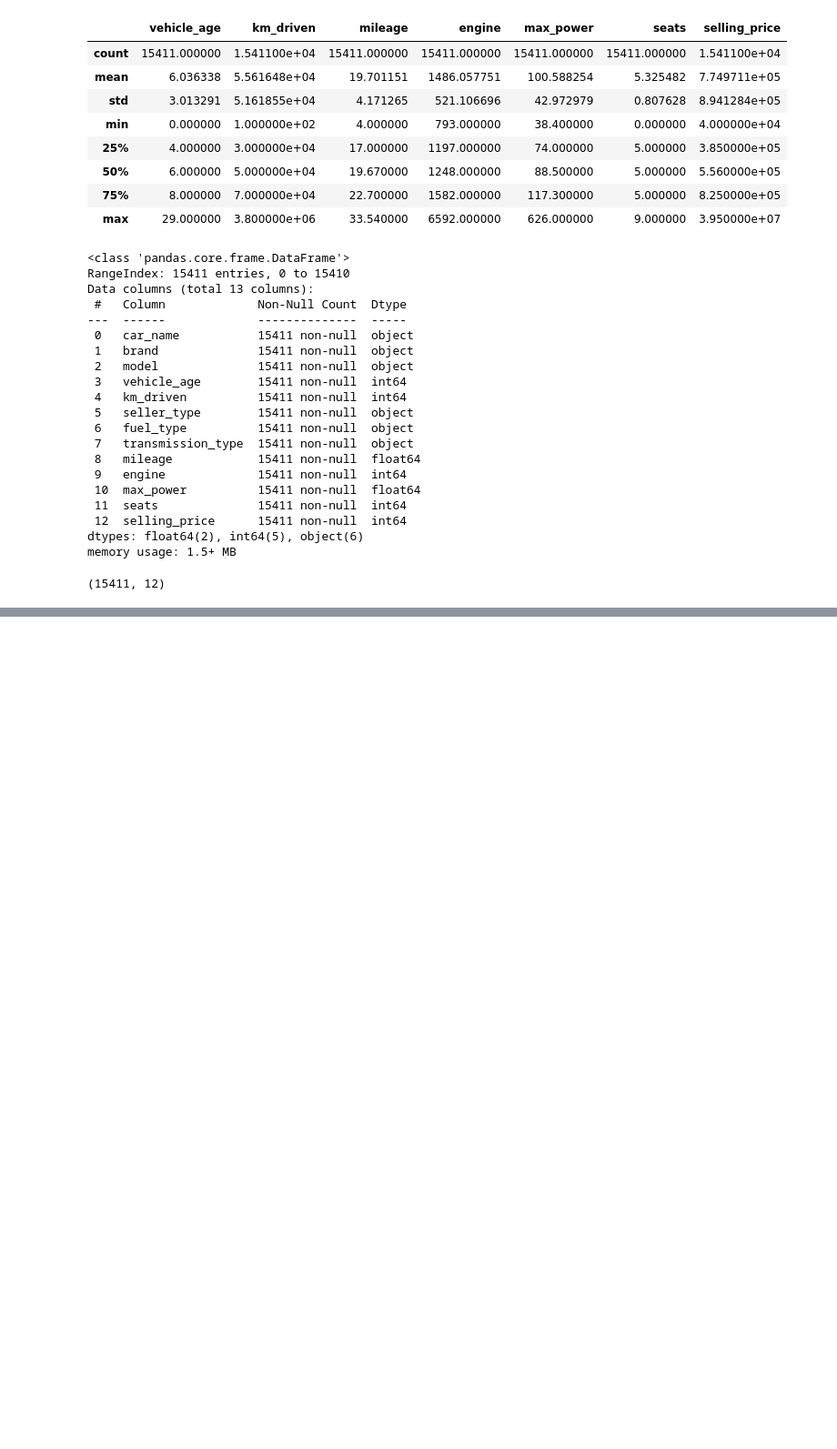
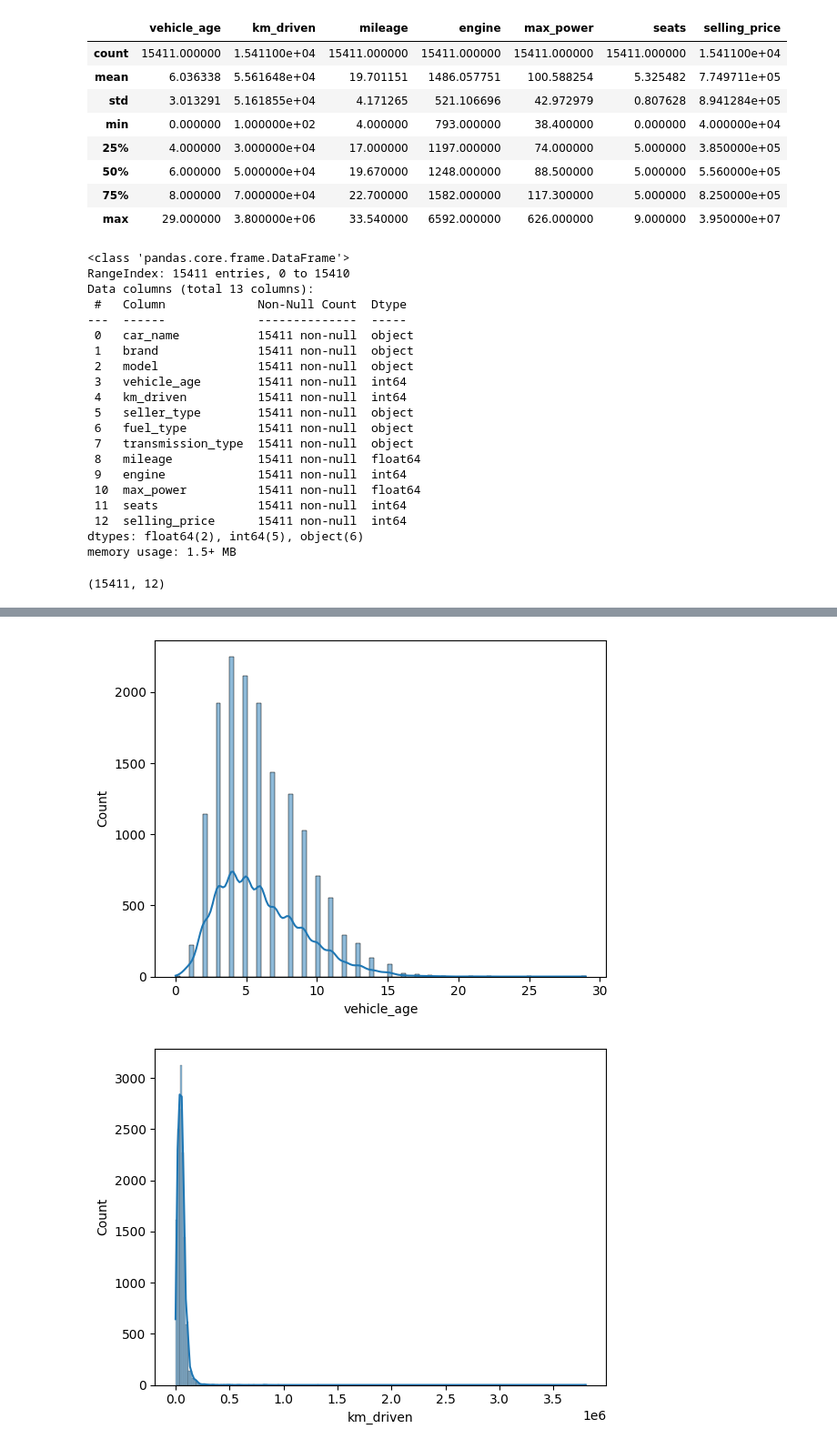
Before and after one commit to donxav/CarPre, a Jupyter notebook: data/Car_Prediction.ipynb, the cells around one changed output, grey strips where cells are left out. Shown: that part at 91% size. Cells and saved outputs as stored; diff of their text form; code cells hidden in the pictures; blank space fills up the shorter version.

```diff
--- a/data/Car_Prediction.ipynb
+++ b/data/Car_Prediction.ipynb
@@ -96,0 +118,10 @@ df.shape
+# %%
+num_cols = ['vehicle_age', 'km_driven', 'mileage', 'engine', 'max_power', 'seats']
+df[num_cols].describe()
+
+for col in num_cols:
+    sns.histplot(data[col], kde=True)
+    plt.show()
+# %% [output]
+[figure, added]
+[figure, added]
```
Also changed, not shown: parts of 17 cells of this notebook, 3 other files.
